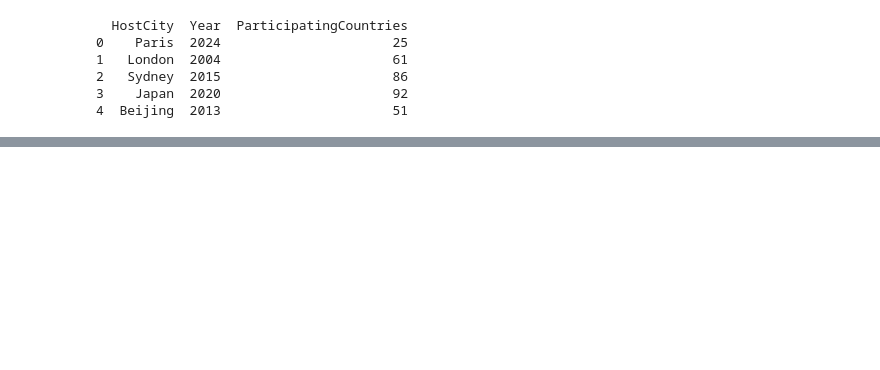
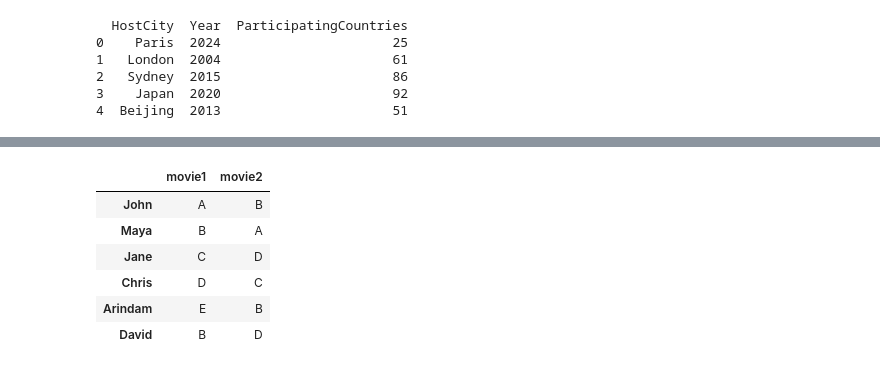
Before and after one commit to CL8JL/Jetlearn, a Jupyter notebook: Pandas.ipynb, the cells around one changed output, grey strips where cells are left out. Cells and saved outputs as stored; diff of their text form; code cells hidden in the pictures; blank space fills up the shorter version.

```diff
--- a/Pandas.ipynb
+++ b/Pandas.ipynb
@@ -142,0 +231,21 @@ print(DF_Array)
+# %%
+def movie_grade(rating):
+    Grades = {
+        5: "A",
+        4: "B",
+        3: "C",
+        2: "D",
+        1: "E"
+    }
+
+    return Grades[int(rating)]
+
+DF_Movie_Rating.applymap(movie_grade)
+# %% [output]
+|  | movie1 | movie2 |
+| John | A | B |
+| Maya | B | A |
+| Jane | C | D |
+| Chris | D | C |
+| Arindam | E | B |
+| David | B | D |
```
Also changed, not shown: parts of 20 cells of this notebook.
